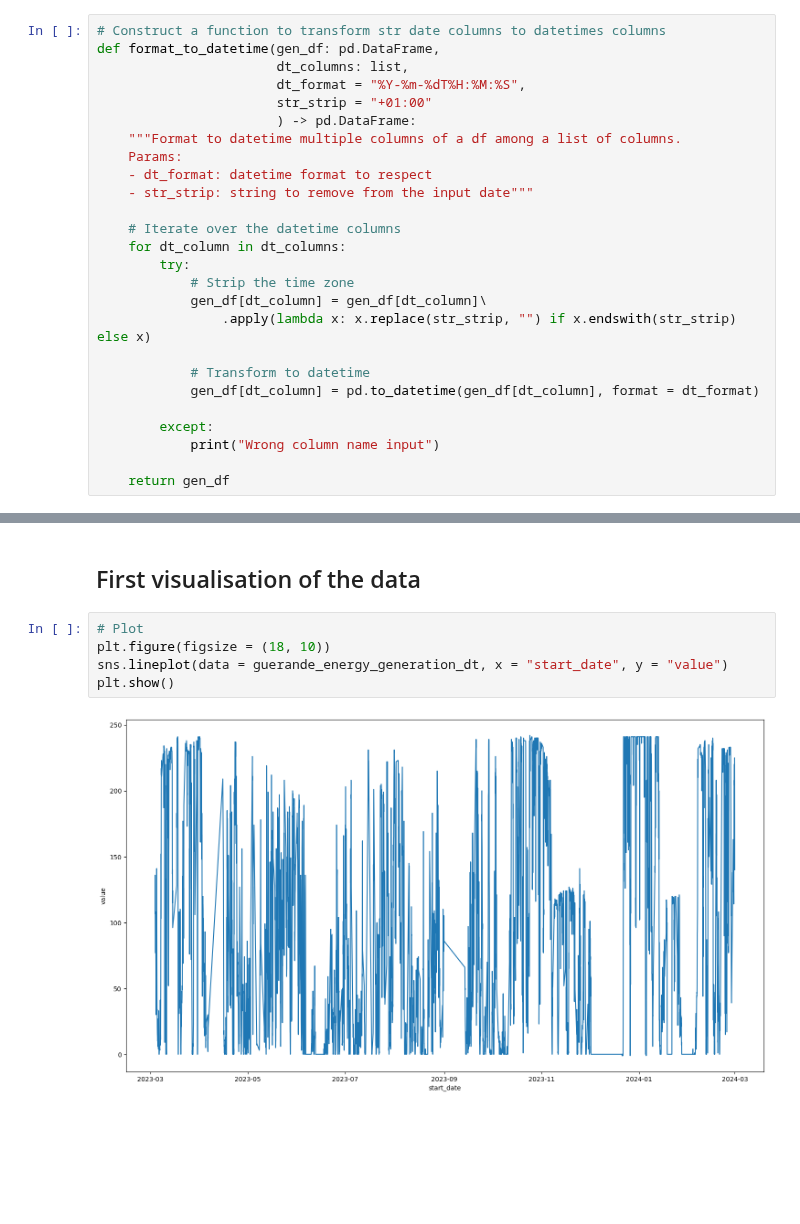
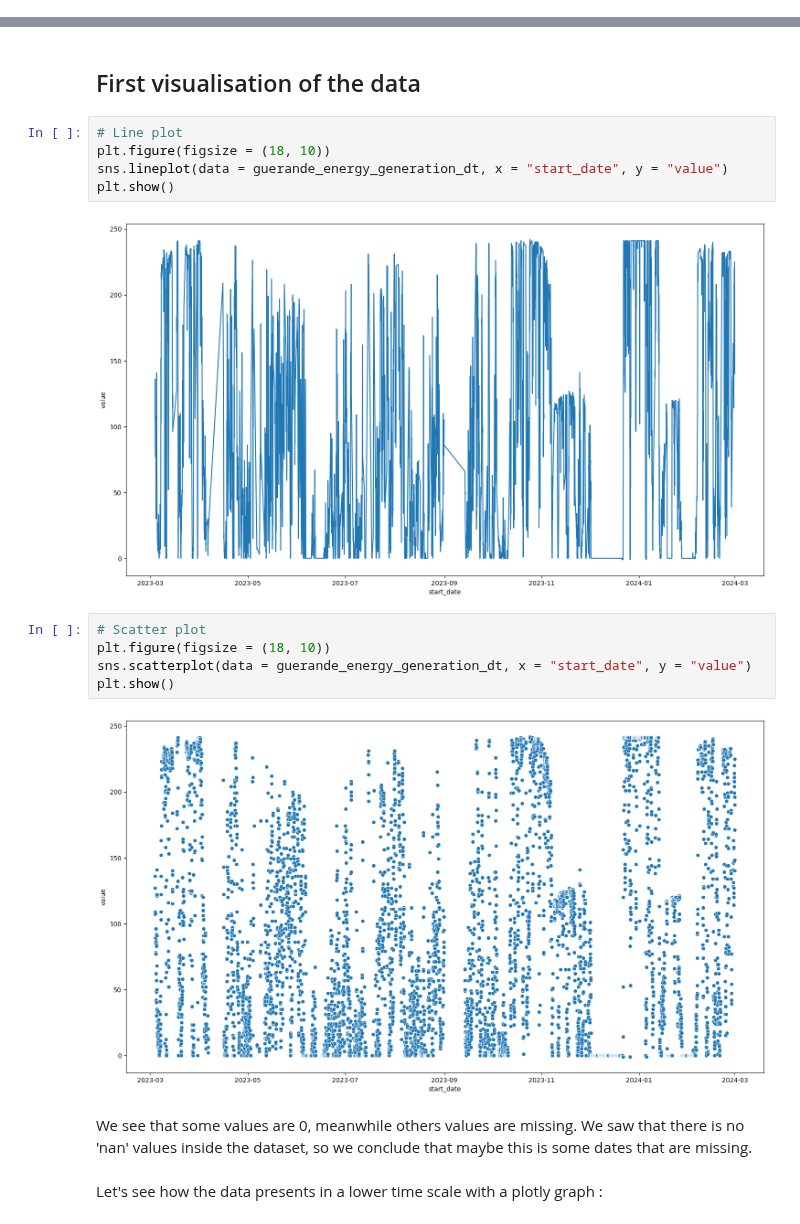
Before and after one commit to DridrM/renewable-energy-forecast, a Jupyter notebook: notebooks/preprocessing_exploration/preprocessing.ipynb, the cells around one changed output, grey strips where cells are left out. Cells and saved outputs as stored; diff of their text form; blank space fills up the shorter version.

```diff
--- a/notebooks/preprocessing_exploration/preprocessing.ipynb
+++ b/notebooks/preprocessing_exploration/preprocessing.ipynb
@@ -111,29 +113,3 @@ eic_code        0
 dtype: int64
 # %% [markdown]
 Let's try to format one datetime column :
-# %%
-# Construct a function to transform str date columns to datetimes columns
-def format_to_datetime(gen_df: pd.DataFrame,
-                       dt_columns: list,
-                       dt_format = "%Y-%m-%dT%H:%M:%S",
-                       str_strip = "+01:00"
-                       ) -> pd.DataFrame:
-    """Format to datetime multiple columns of a df among a list of columns.
-    Params:
-    - dt_format: datetime format to respect
-    - str_strip: string to remove from the input date"""
-
-    # Iterate over the datetime columns
-    for dt_column in dt_columns:
-        try:
-            # Strip the time zone
-            gen_df[dt_column] = gen_df[dt_column]\
-                .apply(lambda x: x.replace(str_strip, "") if x.endswith(str_strip) else x)
-
-            # Transform to datetime
-            gen_df[dt_column] = pd.to_datetime(gen_df[dt_column], format = dt_format)
-
-        except:
-            print("Wrong column name input")
-
-    return gen_df
@@ -172,9 +202,20 @@ dtype: object
 # %% [markdown]
 ## First visualisation of the data
 # %%
-# Plot
+# Line plot
 plt.figure(figsize = (18, 10))
 sns.lineplot(data = guerande_energy_generation_dt, x = "start_date", y = "value")
 plt.show()
 # %% [output]
 [figure]
+# %%
+# Scatter plot
+plt.figure(figsize = (18, 10))
+sns.scatterplot(data = guerande_energy_generation_dt, x = "start_date", y = "value")
+plt.show()
+# %% [output]
+[figure, added]
+# %% [markdown]
+We see that some values are 0, meanwhile others values are missing. We saw that there is no 'nan' values inside the dataset, so we conclude that maybe this is some dates that are missing.
+# %% [markdown]
+Let's see how the data presents in a lower time scale with a plotly graph :
```
Also changed, not shown: parts of 12 cells of this notebook, 1 other file.
